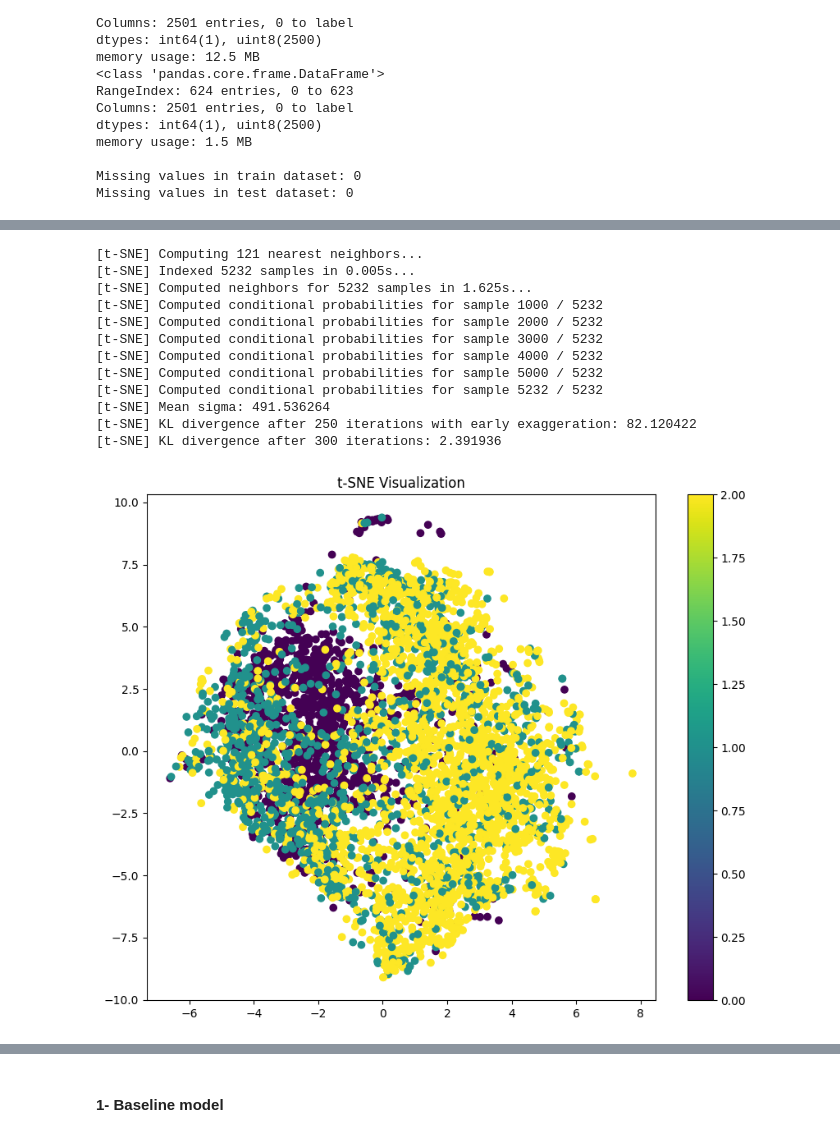
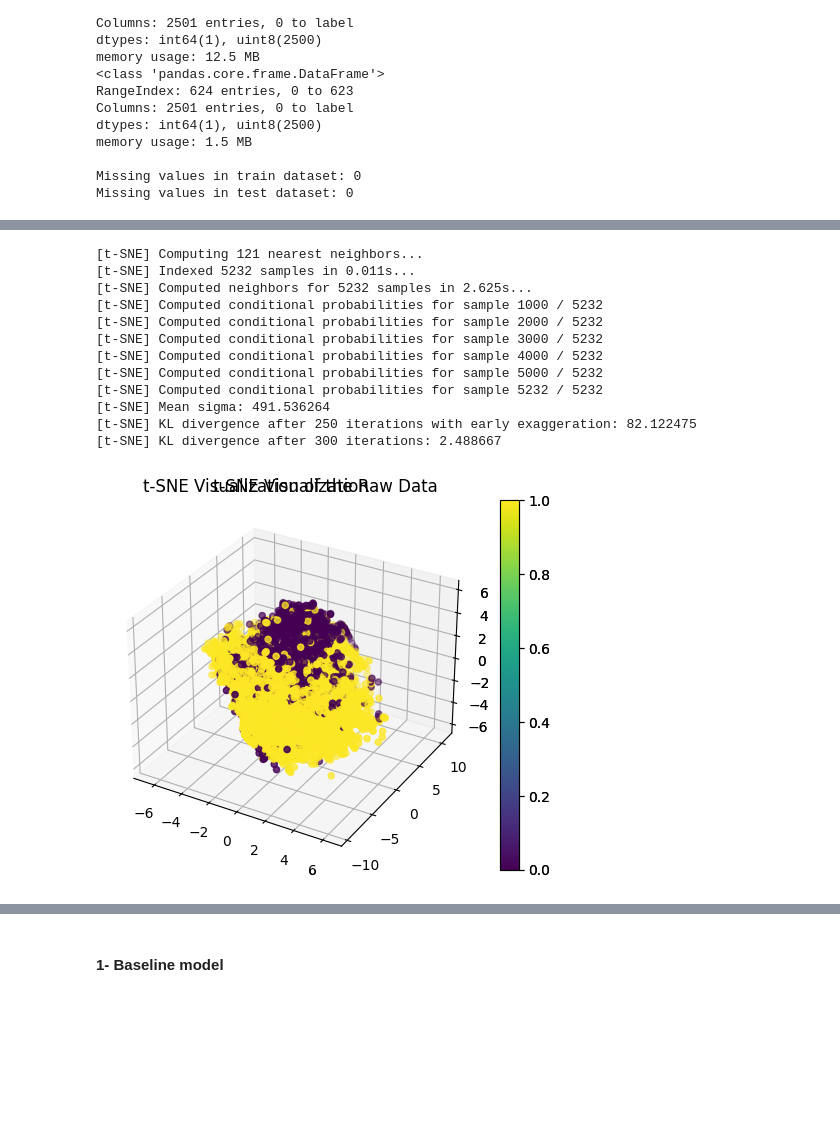
Before and after one commit to jlopetegui98/Hands-on-ML-Project, a Jupyter notebook: main.ipynb, the cells around one changed output, grey strips where cells are left out. Cells and saved outputs as stored; diff of their text form; code cells hidden in the pictures; blank space fills up the shorter version.

Commit message:
Reorganized data visualization and preprocessing

```diff
--- a/main.ipynb
+++ b/main.ipynb
@@ -66,6 +63,6 @@ Having cleaned the data we will propose a naïve model as baseline and train tra
 # %%
-# data_dir = "./data/chest_xray/"
-data_dir = "./drive/MyDrive/data/chest_xray"
+data_dir = "./data/chest_xray/"
+# data_dir = "./drive/MyDrive/data/chest_xray"
 TRAIN_PATH = 'train'
 TEST_PATH = 'test'
 # %%
@@ -430,25 +453 @@ Shape of test_data after cleaning: (624, 910)
 <class 'numpy.ndarray'>
-# %%
-# visualize data using PCA
-n_components = np.arange(50, 1, -2)
-
-for n in n_components:
-    fig,axes = plt.subplots(1,2)
-    fig.set_size_inches(5,5)
-    pca = PCA(n_components=n)
-    pca.fit(train_images)
-    # Transform the data to the new space
-    pca_features = pca.transform(train_images)
-    # Transform data back to its original space
-    pca_reconstructed = pca.inverse_transform(pca_features)
-    # Create and plot the original data subplot
-
-    axes[0].imshow(train_images[0].reshape(IMG_SIZE, IMG_SIZE), cmap='gray')
-    axes[0].set_title('Original Image')
-    # Create and plot the reconstructed data subplot
-    axes[1].imshow(pca_reconstructed[0].reshape(IMG_SIZE, IMG_SIZE), cmap='gray')
-    axes[1].set_title(f'Reconstructed from {n} components')
-
-    plt.title(f"PCA with {n} components")
-    plt.tight_layout()
-    plt.show()
@@ -469,28 +454,37 @@ for n in n_components:
 # %%
 # Create a t-SNE object
 tsne = TSNE(n_components=3, random_state=42, verbose=1, perplexity=40, n_iter=300, init='random', learning_rate=200)
 
-# Fit and transform the data
+# Fit and transform the raw data
 X_tsne = tsne.fit_transform(train_images)
+x1, y1, z1 = list(zip(*X_tsne))
 
 # Plot the t-SNE visualization
-plt.figure(figsize=(10, 8))
-plt.scatter(X_tsne[:, 0], X_tsne[:, 1], c=train_labels, cmap='viridis')
-plt.colorbar()
+import pylab
+fig = pylab.figure()
+ax = fig.add_subplot(111, projection = '3d')
+sc = ax.scatter(x1,y1,z1, c=train_labels, cmap='viridis')
 
+plt.colorbar(sc)
+plt.title('t-SNE Visualization of the Raw Data')
+ax = fig.add_subplot(111, projection = '3d')
+sc = ax.scatter(x1,y1,z1, c=train_labels, cmap='viridis')
+
+plt.colorbar(sc)
 plt.title('t-SNE Visualization')
 plt.show()
+plt.show()
 # %% [output]
 [t-SNE] Computing 121 nearest neighbors...
-[t-SNE] Indexed 5232 samples in 0.005s...
-[t-SNE] Computed neighbors for 5232 samples in 1.625s...
+[t-SNE] Indexed 5232 samples in 0.011s...
+[t-SNE] Computed neighbors for 5232 samples in 2.625s...
 [t-SNE] Computed conditional probabilities for sample 1000 / 5232
 [t-SNE] Computed conditional probabilities for sample 2000 / 5232
 [t-SNE] Computed conditional probabilities for sample 3000 / 5232
 [t-SNE] Computed conditional probabilities for sample 4000 / 5232
 [t-SNE] Computed conditional probabilities for sample 5000 / 5232
 [t-SNE] Computed conditional probabilities for sample 5232 / 5232
 [t-SNE] Mean sigma: 491.536264
-[t-SNE] KL divergence after 250 iterations with early exaggeration: 82.120422
-[t-SNE] KL divergence after 300 iterations: 2.391936
+[t-SNE] KL divergence after 250 iterations with early exaggeration: 82.122475
+[t-SNE] KL divergence after 300 iterations: 2.488667
-[figure, old version]
+[figure, new version]
```
Also changed, not shown: parts of 41 cells of this notebook.
